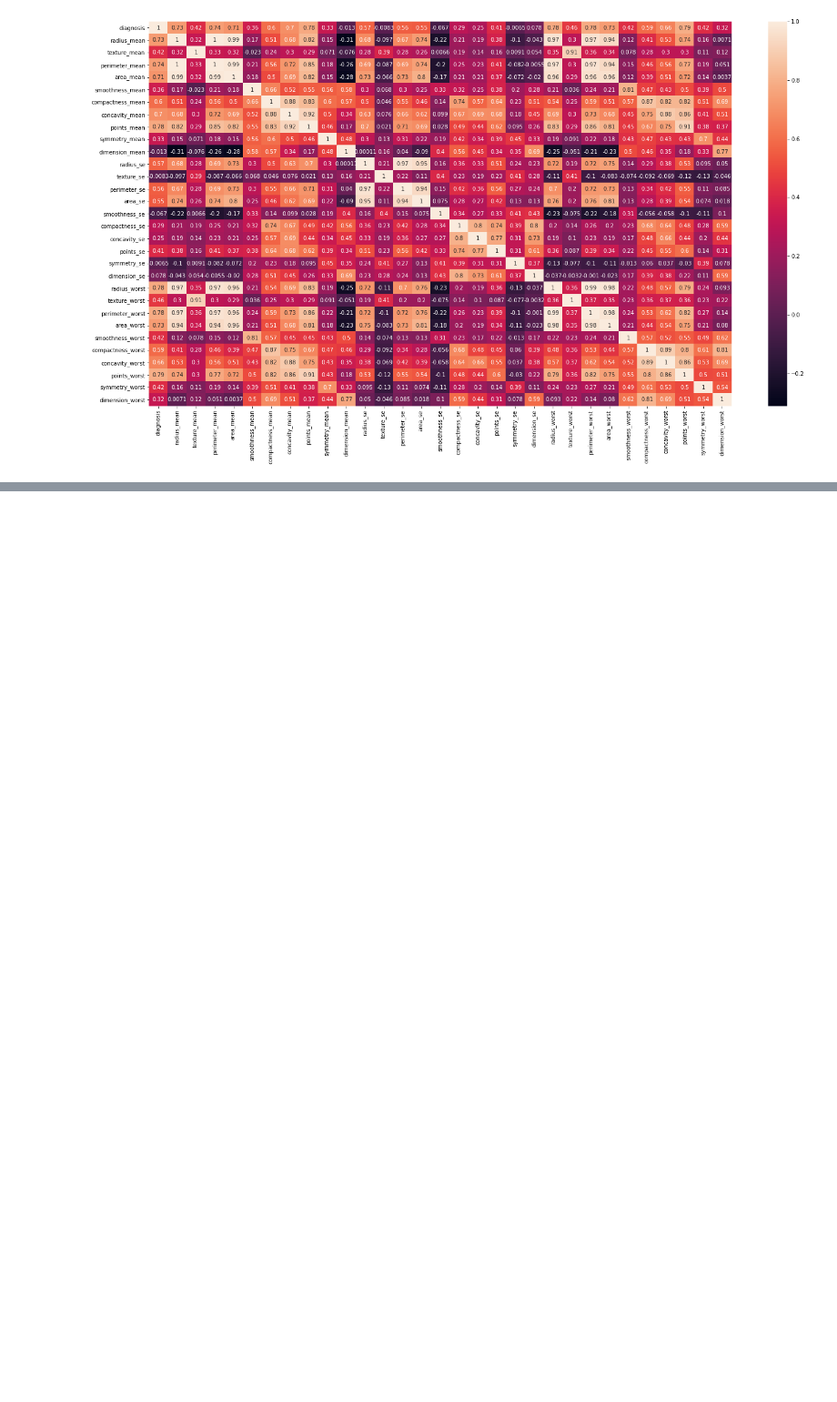
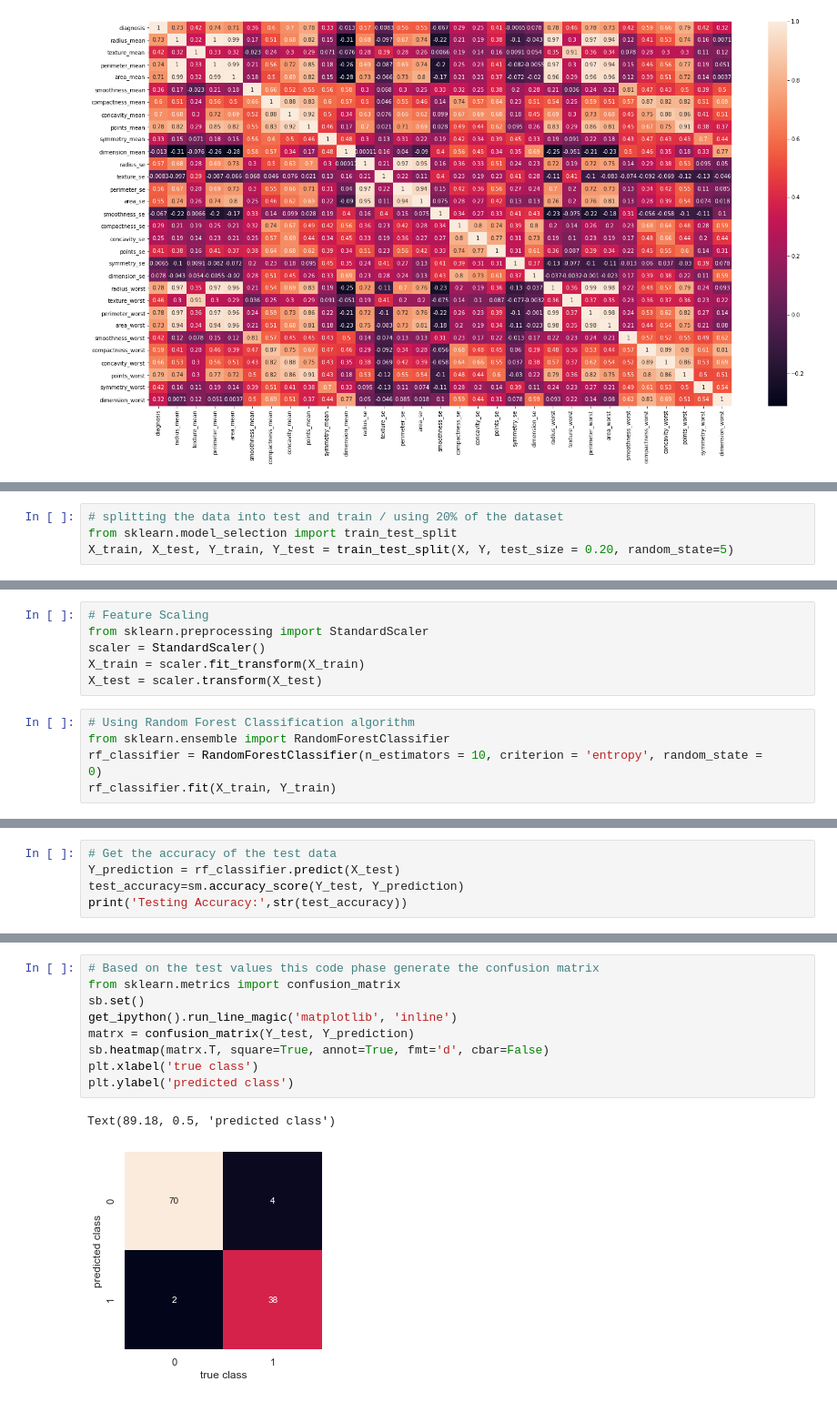
Before and after one commit to rashmi0114/ML_Assignment2_IT18169512_IT19234694_-IT19214962_IT19233840, a Jupyter notebook: lung cancer.ipynb, the cells around one changed output, grey strips where cells are left out. Shown at 91% size. Saved outputs shown, nothing was run; the diff lists cells and outputs as text; blank space fills up the shorter version.

Commit message:
commit model code of  trainning and evaluation

```diff
--- a/lung cancer.ipynb
+++ b/lung cancer.ipynb
@@ -254,0 +315,4 @@ sb.heatmap(lung_cancer.corr(), annot=True)
+# %%
+# splitting the data into test and train / using 20% of the dataset
+from sklearn.model_selection import train_test_split
+X_train, X_test, Y_train, Y_test = train_test_split(X, Y, test_size = 0.20, random_state=5)
@@ -254,0 +393,12 @@ sb.heatmap(lung_cancer.corr(), annot=True)
+# %%
+# Feature Scaling
+from sklearn.preprocessing import StandardScaler
+scaler = StandardScaler()
+X_train = scaler.fit_transform(X_train)
+X_test = scaler.transform(X_test)
+# %%
+# Using Random Forest Classification algorithm
+from sklearn.ensemble import RandomForestClassifier
+rf_classifier = RandomForestClassifier(n_estimators = 10, criterion = 'entropy', random_state =
+0)
+rf_classifier.fit(X_train, Y_train)
@@ -254,0 +415,5 @@ sb.heatmap(lung_cancer.corr(), annot=True)
+# %%
+# Get the accuracy of the test data
+Y_prediction = rf_classifier.predict(X_test)
+test_accuracy=sm.accuracy_score(Y_test, Y_prediction)
+print('Testing Accuracy:',str(test_accuracy))
@@ -254,0 +442,12 @@ sb.heatmap(lung_cancer.corr(), annot=True)
+# %%
+# Based on the test values this code phase generate the confusion matrix
+from sklearn.metrics import confusion_matrix
+sb.set()
+get_ipython().run_line_magic('matplotlib', 'inline')
+matrx = confusion_matrix(Y_test, Y_prediction)
+sb.heatmap(matrx.T, square=True, annot=True, fmt='d', cbar=False)
+plt.xlabel('true class')
+plt.ylabel('predicted class')
+# %% [output]
+Text(89.18, 0.5, 'predicted class')
+[figure, added]
```
Also changed, not shown: parts of 21 cells of this notebook.
